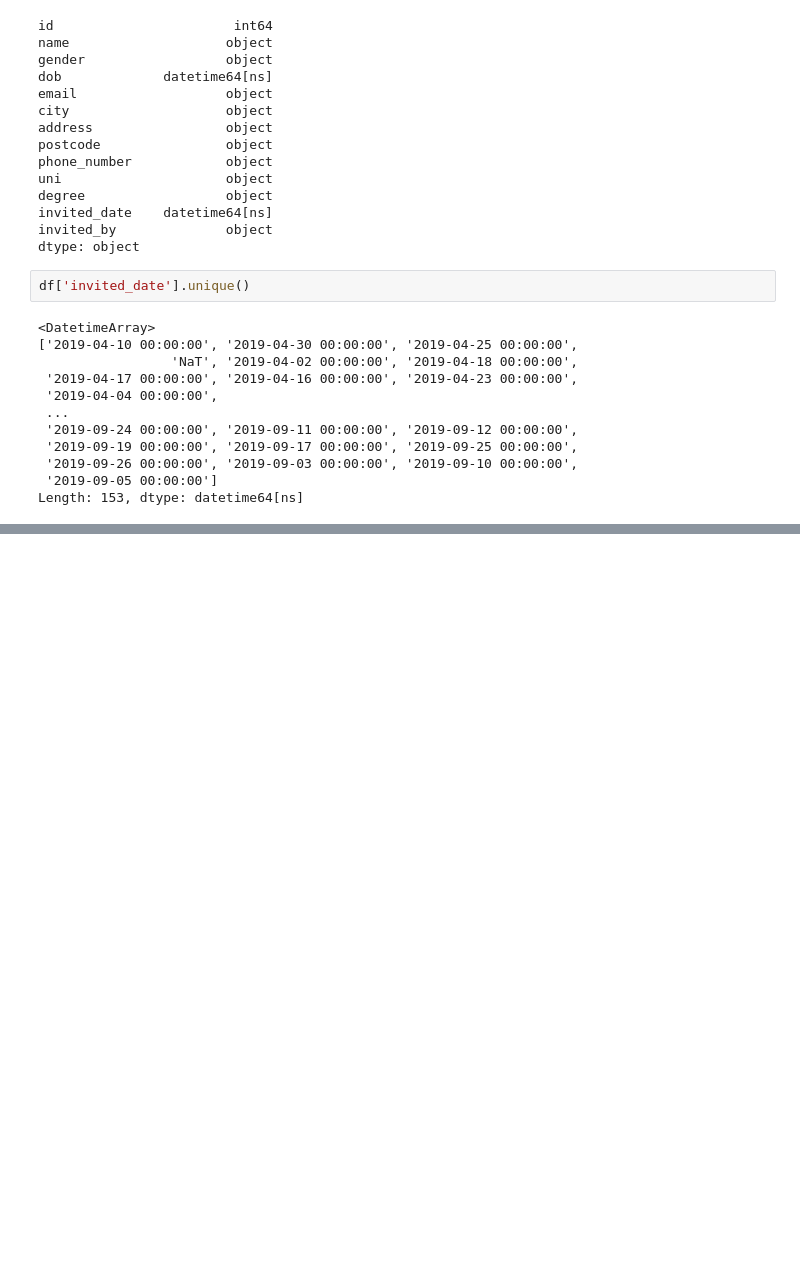
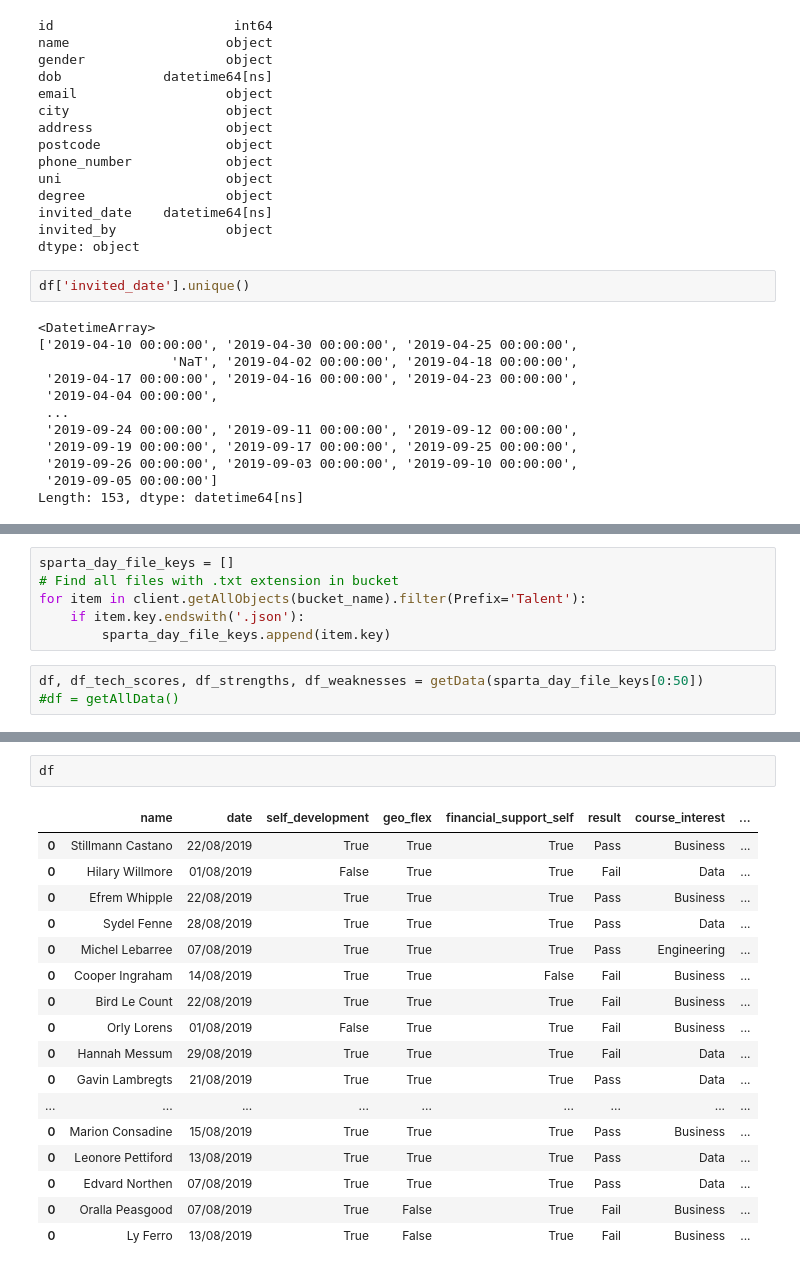
Before and after one commit to Data210/data210-final-project, a Jupyter notebook: transformations.ipynb, the cells around one changed output, grey strips where cells are left out. Cells and saved outputs as stored; diff of their text form; blank space fills up the shorter version.

```diff
--- a/transformations.ipynb
+++ b/transformations.ipynb
@@ -362,0 +454,9 @@ Length: 153, dtype: datetime64[ns]
+# %%
+sparta_day_file_keys = []
+# Find all files with .txt extension in bucket
+for item in client.getAllObjects(bucket_name).filter(Prefix='Talent'):
+    if item.key.endswith('.json'):
+        sparta_day_file_keys.append(item.key)
+# %%
+df, df_tech_scores, df_strengths, df_weaknesses = getData(sparta_day_file_keys[0:50])
+#df = getAllData()
@@ -362,0 +511,20 @@ Length: 153, dtype: datetime64[ns]
+# %%
+df
+# %% [output]
+|  | name | date | self_development | geo_flex | financial_support_self | result | course_interest | ... |
+| 0 | Stillmann Castano | 22/08/2019 | True | True | True | Pass | Business | ... |
+| 0 | Hilary Willmore | 01/08/2019 | False | True | True | Fail | Data | ... |
+| 0 | Efrem Whipple | 22/08/2019 | True | True | True | Pass | Business | ... |
+| 0 | Sydel Fenne | 28/08/2019 | True | True | True | Pass | Data | ... |
+| 0 | Michel Lebarree | 07/08/2019 | True | True | True | Pass | Engineering | ... |
+| 0 | Cooper Ingraham | 14/08/2019 | True | True | False | Fail | Business | ... |
+| 0 | Bird Le Count | 22/08/2019 | True | True | True | Fail | Business | ... |
+| 0 | Orly Lorens | 01/08/2019 | False | True | True | Fail | Business | ... |
+| 0 | Hannah Messum | 29/08/2019 | True | True | True | Fail | Data | ... |
+| 0 | Gavin Lambregts | 21/08/2019 | True | True | True | Pass | Data | ... |
+| ... | ... | ... | ... | ... | ... | ... | ... | ... |
+| 0 | Marion Consadine | 15/08/2019 | True | True | True | Pass | Business | ... |
+| 0 | Leonore Pettiford | 13/08/2019 | True | True | True | Pass | Data | ... |
+| 0 | Edvard Northen | 07/08/2019 | True | True | True | Pass | Data | ... |
+| 0 | Oralla Peasgood | 07/08/2019 | True | False | True | Fail | Business | ... |
+| 0 | Ly Ferro | 13/08/2019 | True | False | True | Fail | Business | ... |
```
Also changed, not shown: parts of 4 cells of this notebook, 3 other files.
